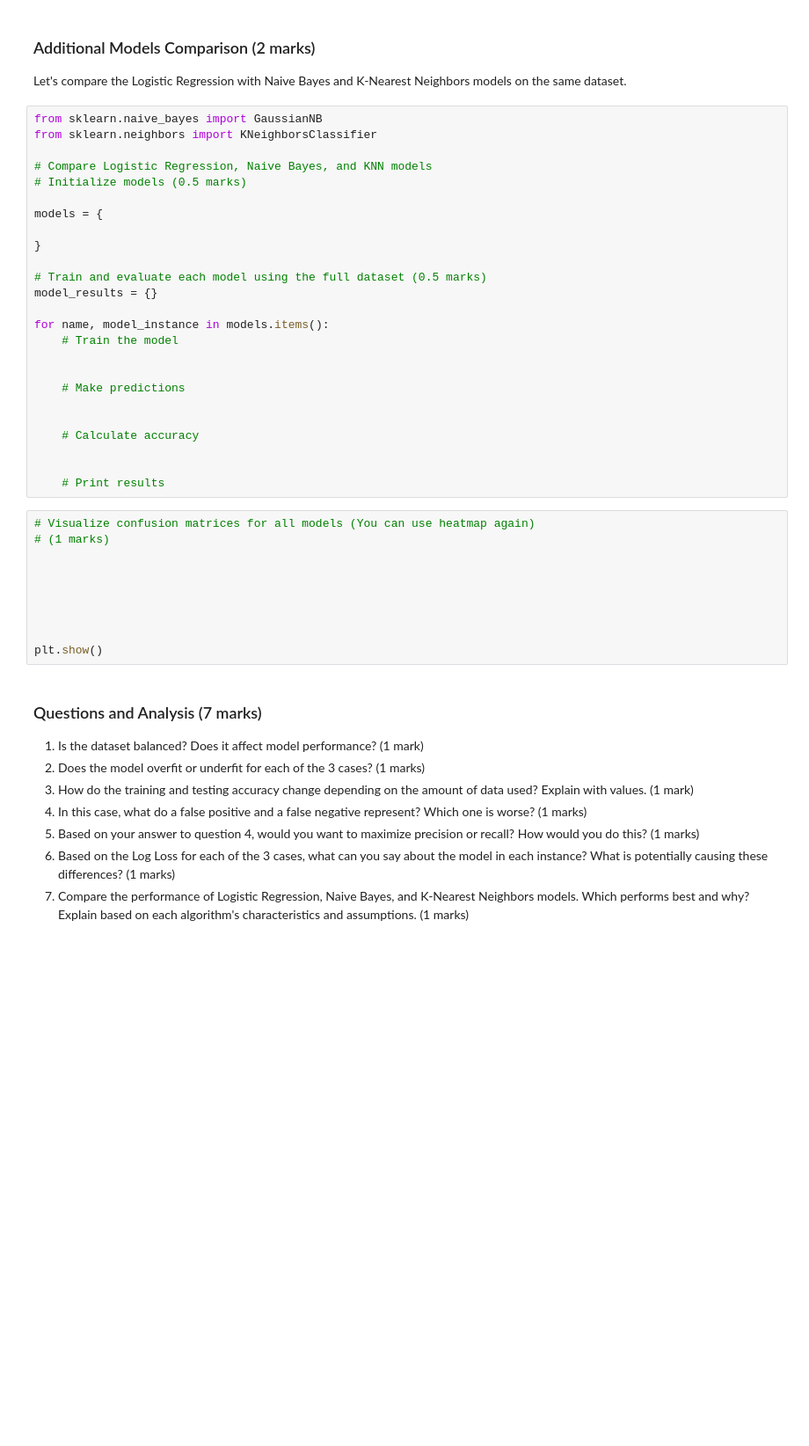
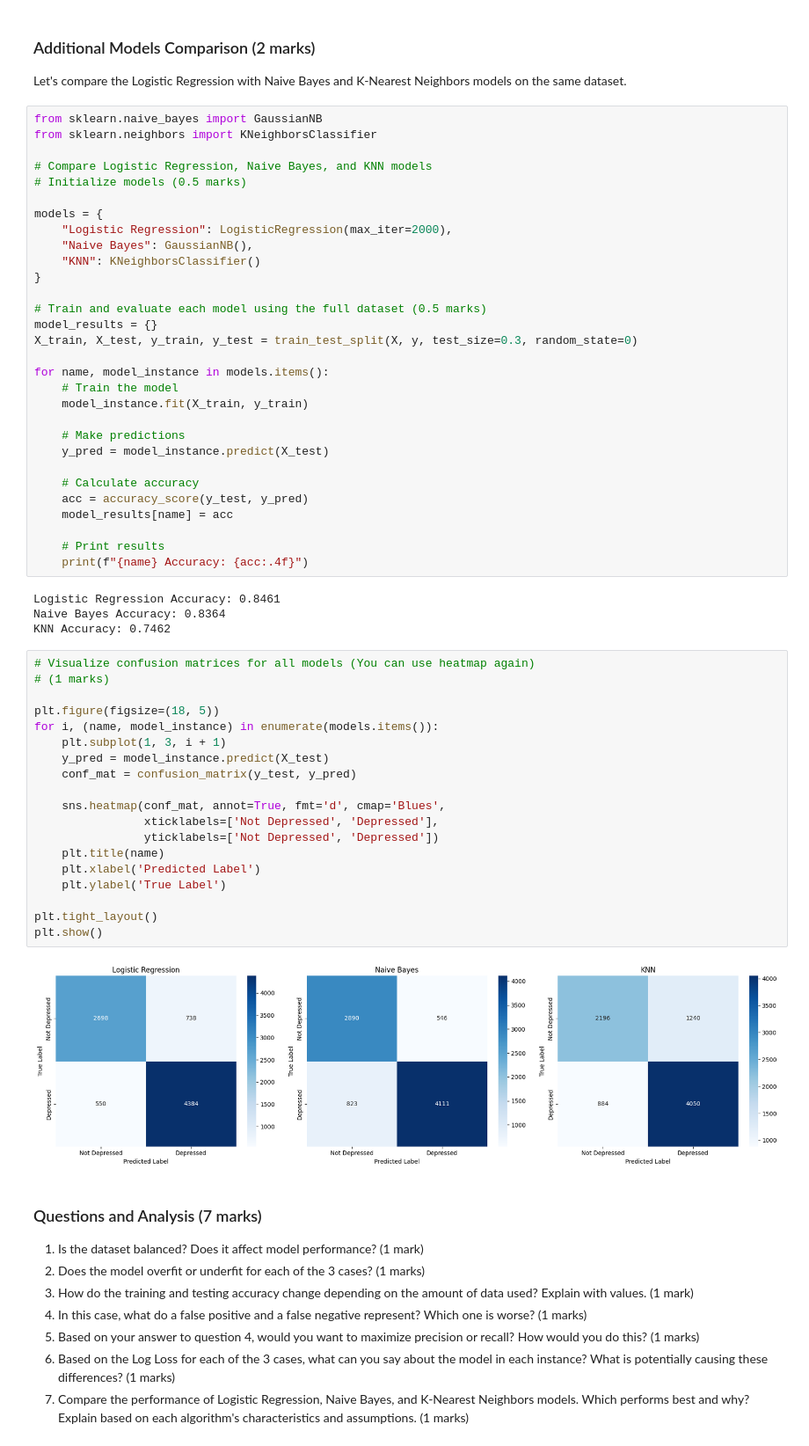
Before and after one commit to Tasnia-Ibnat/ENGG_680_Fall2025_Assignment2, a Jupyter notebook: Assignment2_Upload.ipynb, the cells around one changed output. Shown: that part at 88% size. Drawn from its saved outputs; the diff is of its cells as text; blank space fills up the shorter version.

```diff
--- a/Assignment2_Upload.ipynb
+++ b/Assignment2_Upload.ipynb
@@ -794,33 +871,53 @@ from sklearn.neighbors import KNeighborsClassifier
 # Initialize models (0.5 marks)
 
 models = {
-
+    "Logistic Regression": LogisticRegression(max_iter=2000),
+    "Naive Bayes": GaussianNB(),
+    "KNN": KNeighborsClassifier()
 }
 
 # Train and evaluate each model using the full dataset (0.5 marks)
 model_results = {}
+X_train, X_test, y_train, y_test = train_test_split(X, y, test_size=0.3, random_state=0)
 
 for name, model_instance in models.items():
     # Train the model
-
+    model_instance.fit(X_train, y_train)
 
     # Make predictions
-
+    y_pred = model_instance.predict(X_test)
 
     # Calculate accuracy
-
+    acc = accuracy_score(y_test, y_pred)
+    model_results[name] = acc
 
     # Print results
+    print(f"{name} Accuracy: {acc:.4f}")
+# %% [output]
+Logistic Regression Accuracy: 0.8461
+Naive Bayes Accuracy: 0.8364
+KNN Accuracy: 0.7462
-# %%
-# Visualize confusion matrices for all models (You can use heatmap again)
-# (1 marks)
-
-
-
-
-
-
-plt.show()
+# %%
+# Visualize confusion matrices for all models (You can use heatmap again)
+# (1 marks)
+
+plt.figure(figsize=(18, 5))
+for i, (name, model_instance) in enumerate(models.items()):
+    plt.subplot(1, 3, i + 1)
+    y_pred = model_instance.predict(X_test)
+    conf_mat = confusion_matrix(y_test, y_pred)
+
+    sns.heatmap(conf_mat, annot=True, fmt='d', cmap='Blues',
+                xticklabels=['Not Depressed', 'Depressed'],
+                yticklabels=['Not Depressed', 'Depressed'])
+    plt.title(name)
+    plt.xlabel('Predicted Label')
+    plt.ylabel('True Label')
+
+plt.tight_layout()
+plt.show()
+# %% [output]
+[figure, added]
 # %% [markdown]
 ### Questions and Analysis (7 marks)
 
```
Also changed, not shown: parts of 12 cells of this notebook.
